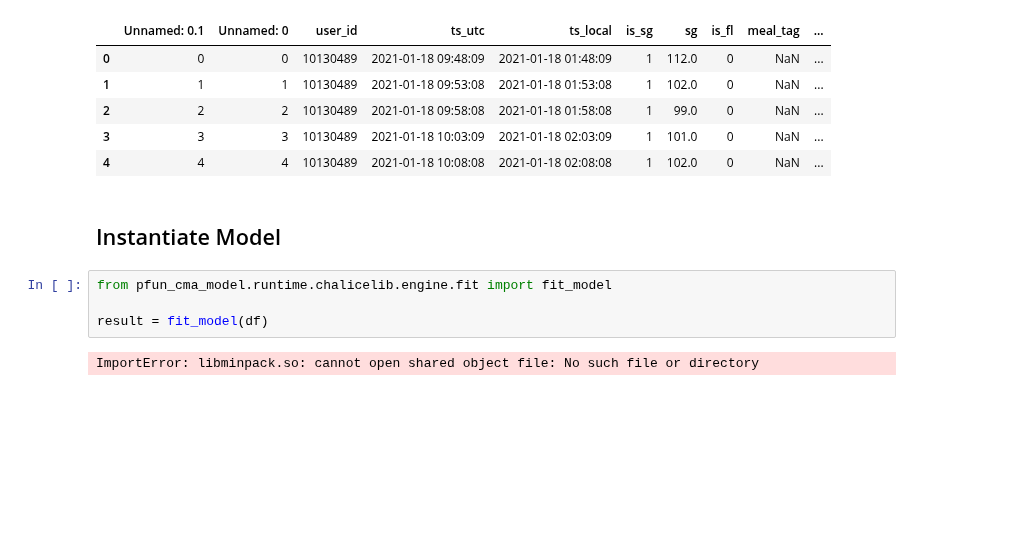
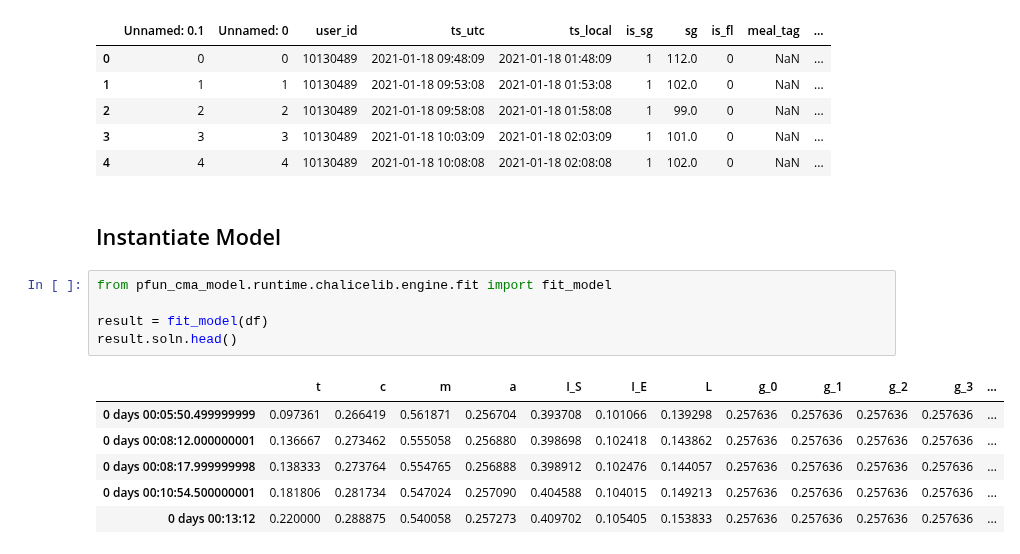
Before and after one commit to pfun-health/pfun-cma-model, a Jupyter notebook: examples/notebooks/pfun-health-network-graph.ipynb, the cells around one changed output. Saved outputs shown, nothing was run; the diff lists cells and outputs as text; blank space fills up the shorter version.

Commit message:
working minpack, explicit link shared library

```diff
--- a/examples/notebooks/pfun-health-network-graph.ipynb
+++ b/examples/notebooks/pfun-health-network-graph.ipynb
@@ -34,6 +28,12 @@ df.head()
 # %%
 from pfun_cma_model.runtime.chalicelib.engine.fit import fit_model
 
 result = fit_model(df)
+result.soln.head()
 # %% [output]
-ImportError: libminpack.so: cannot open shared object file: No such file or directory
+|  | t | c | m | a | I_S | I_E | L | g_0 | g_1 | g_2 | g_3 | ... |
+| 0 days 00:05:50.499999999 | 0.097361 | 0.266419 | 0.561871 | 0.256704 | 0.393708 | 0.101066 | 0.139298 | 0.257636 | 0.257636 | 0.257636 | 0.257636 | ... |
+| 0 days 00:08:12.000000001 | 0.136667 | 0.273462 | 0.555058 | 0.256880 | 0.398698 | 0.102418 | 0.143862 | 0.257636 | 0.257636 | 0.257636 | 0.257636 | ... |
+| 0 days 00:08:17.999999998 | 0.138333 | 0.273764 | 0.554765 | 0.256888 | 0.398912 | 0.102476 | 0.144057 | 0.257636 | 0.257636 | 0.257636 | 0.257636 | ... |
+| 0 days 00:10:54.500000001 | 0.181806 | 0.281734 | 0.547024 | 0.257090 | 0.404588 | 0.104015 | 0.149213 | 0.257636 | 0.257636 | 0.257636 | 0.257636 | ... |
+| 0 days 00:13:12 | 0.220000 | 0.288875 | 0.540058 | 0.257273 | 0.409702 | 0.105405 | 0.153833 | 0.257636 | 0.257636 | 0.257636 | 0.257636 | ... |
```
Also changed, not shown: parts of 1 cell of this notebook, 1 other file.
